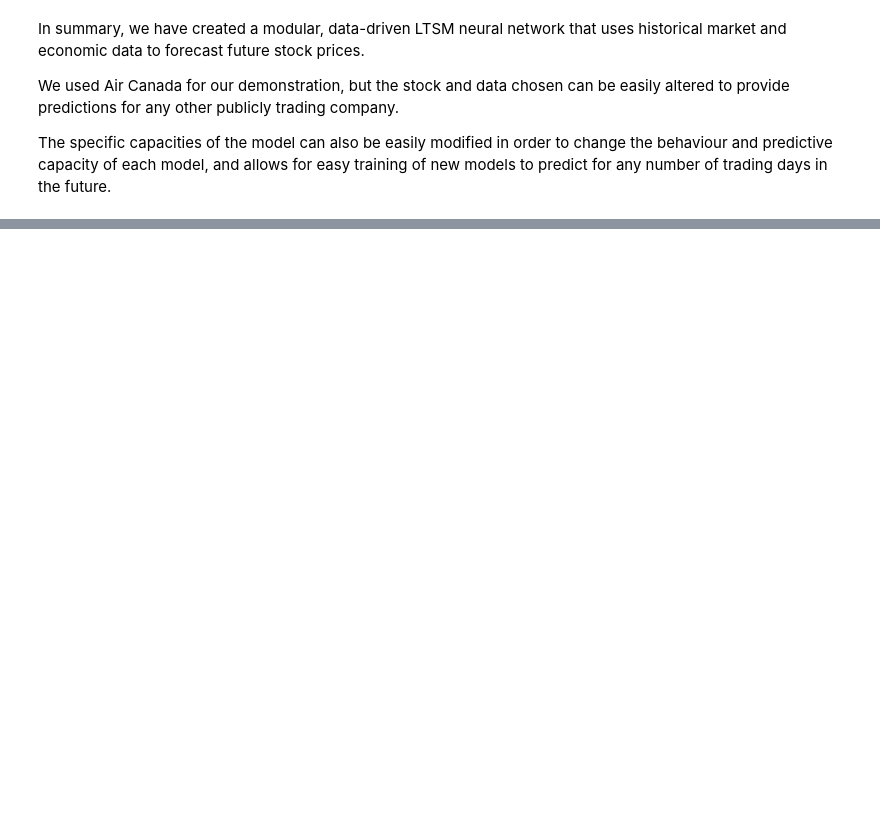
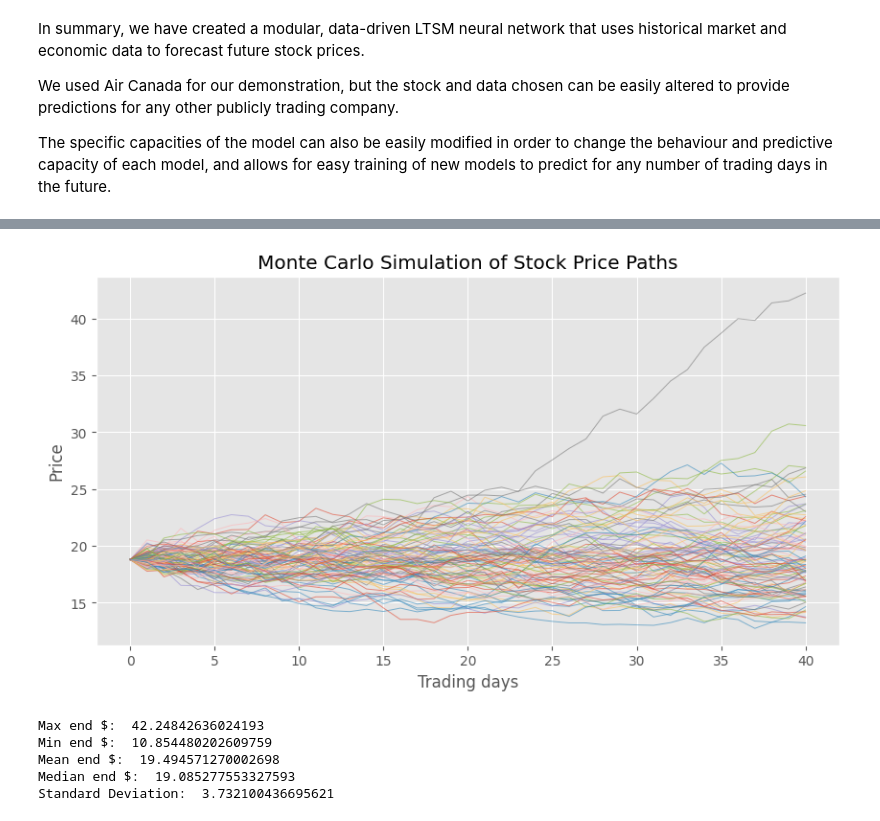
Before and after one commit to supervladimir/ML_AirCanada, a Jupyter notebook: ML_and_Air_Canada.ipynb, the cells around one changed output, grey strips where cells are left out. Saved outputs shown, nothing was run; the diff lists cells and outputs as text; code cells hidden in the pictures; blank space fills up the shorter version.

```diff
--- a/ML_and_Air_Canada.ipynb
+++ b/ML_and_Air_Canada.ipynb
@@ -511,0 +540,14 @@ The specific capacities of the model can also be easily modified in order to cha
+# %%
+import time as tm
+import datetime as dt
+date_now = tm.strftime('%Y-%m-%d')
+date_start = (dt.date.today() - dt.timedelta(days=8700)).strftime('%Y-%m-%d')
+
+# loading data for entire history of Air Canada
+df = yf.download(
+    'AC.TO',
+    start=date_start,
+    end=date_now,
+    interval='1d')
+df = df[['Close']].rename(columns={"Close": "AirCanada_Close"})
+df
@@ -511,0 +571,51 @@ The specific capacities of the model can also be easily modified in order to cha
+# %%
+# MC simulations
+import numpy as np
+import pandas as pd
+import matplotlib.pyplot as plt
+
+logrets = np.log(df['AirCanada_Close'] / df['AirCanada_Close'].shift(1)).dropna()
+
+m = logrets.mean()[0]               # sample mean of log‐returns
+v = ((logrets - m)**2).mean()[0]     # population variance, ddof=0
+sigma = np.sqrt(v)
+mu    = (m + 0.5 * v)
+
+S0    = df['AirCanada_Close'].iloc[-1]  # last observed price is the start of the simulation
+dt    = 1         # time step = 1 trading day
+N_sim = 1000     # number of simulated paths
+T = LOOKUP_STEPS[-1]
+
+mc_paths = np.zeros((T + 1, N_sim))
+mc_paths[0] = S0
+
+for t in range(1, T + 1):
+    Z = np.random.standard_normal(N_sim)
+    mc_paths[t] = mc_paths[t-1]*np.exp(m*dt + sigma*np.sqrt(dt)*Z)
+
+plt.figure(figsize=(10,5))
+plt.plot(mc_paths[:, :100], linewidth=0.7, alpha=0.6)
+plt.title('Monte Carlo Simulation of Stock Price Paths')
+plt.xlabel('Trading days')
+plt.ylabel('Price')
+plt.show()
+
+# plt.figure(figsize=(6,4))
+# plt.hist(mc_paths[-1], bins=50, density=True, alpha=0.7)
+# plt.title('Distribution of Simulated End Prices (Day {})'.format(T))
+# plt.xlabel('Price')
+# plt.ylabel('Density')
+#plt.show()
+
+print("Max end $: ",max(mc_paths[-1]))
+print("Min end $: ",min(mc_paths[-1]))
+print("Mean end $: ",np.mean(mc_paths[-1]))
+print("Median end $: ",np.median(mc_paths[-1]))
+print("Standard Deviation: ",np.std(mc_paths[-1]))
+# %% [output]
+[figure, added]
+Max end $:  42.24842636024193
+Min end $:  10.854480202609759
+Mean end $:  19.494571270002698
+Median end $:  19.085277553327593
+Standard Deviation:  3.732100436695621
```
Also changed, not shown: parts of 14 cells of this notebook.
